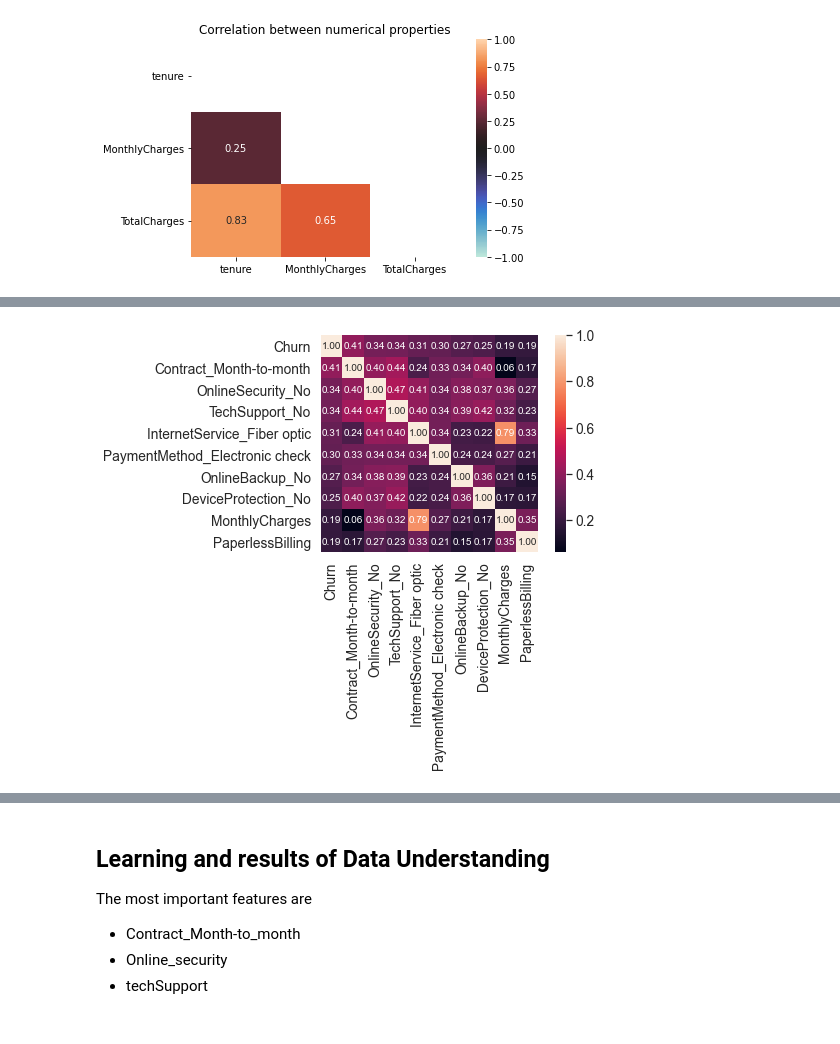
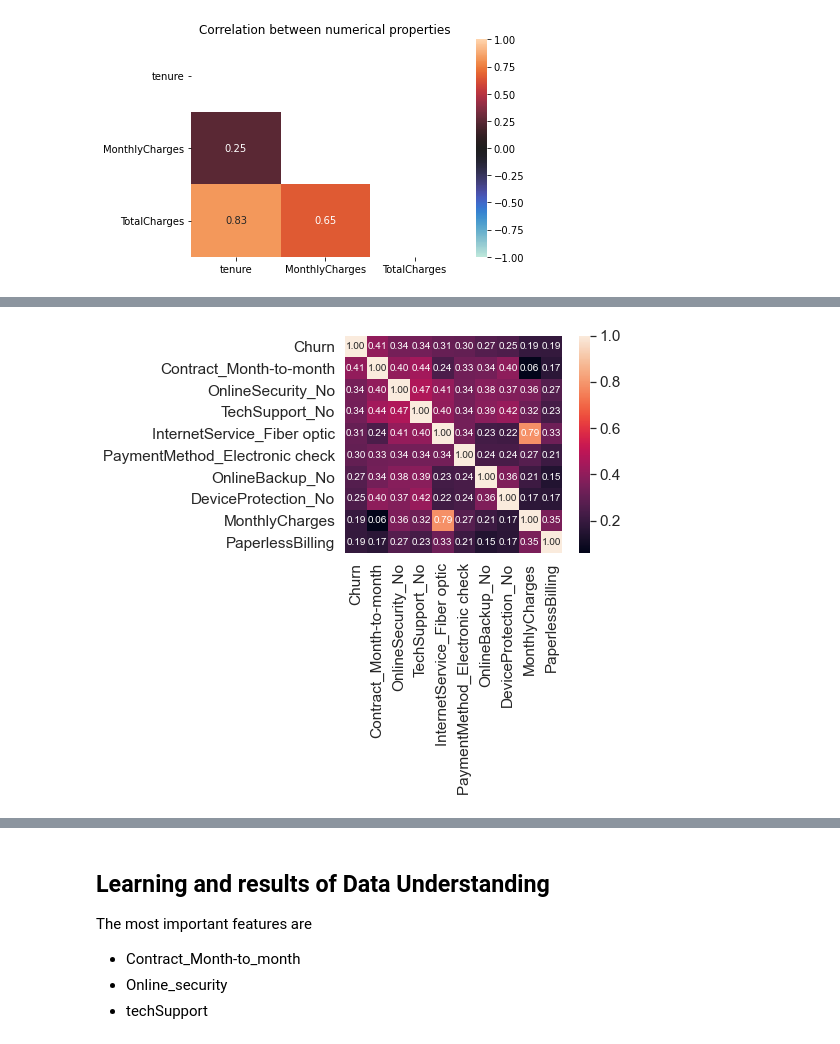
Before and after one commit to phisinger/Predict-telco-churn, a Jupyter notebook: notebooks/1-data_understanding_prerparation.ipynb, the cells around one changed output, grey strips where cells are left out. Cells and saved outputs as stored; diff of their text form; code cells hidden in the pictures.

```diff
--- a/notebooks/1-data_understanding_prerparation.ipynb
+++ b/notebooks/1-data_understanding_prerparation.ipynb
@@ -218,10 +224,10 @@ plt.figure(figsize=(16,16))
 # %%
 # select only features the most correlating with 'churn'
 n_features = 10
 important_cols = corr.nlargest(n_features, 'Churn')['Churn'].index
 important_corr = np.corrcoef(num_data[important_cols].values.T)
-sns.set(font_scale=1.25)
+sns.set(font_scale=1.4)
 hm = sns.heatmap(important_corr, cbar=True, annot=True, square=True, fmt='.2f', annot_kws={'size': 10}, yticklabels=important_cols.values, xticklabels=important_cols.values)
 plt.show()
 # %% [output]
-[figure, old version]
+[figure, new version]
```
Also changed, not shown: parts of 14 cells of this notebook, 1 other file.
